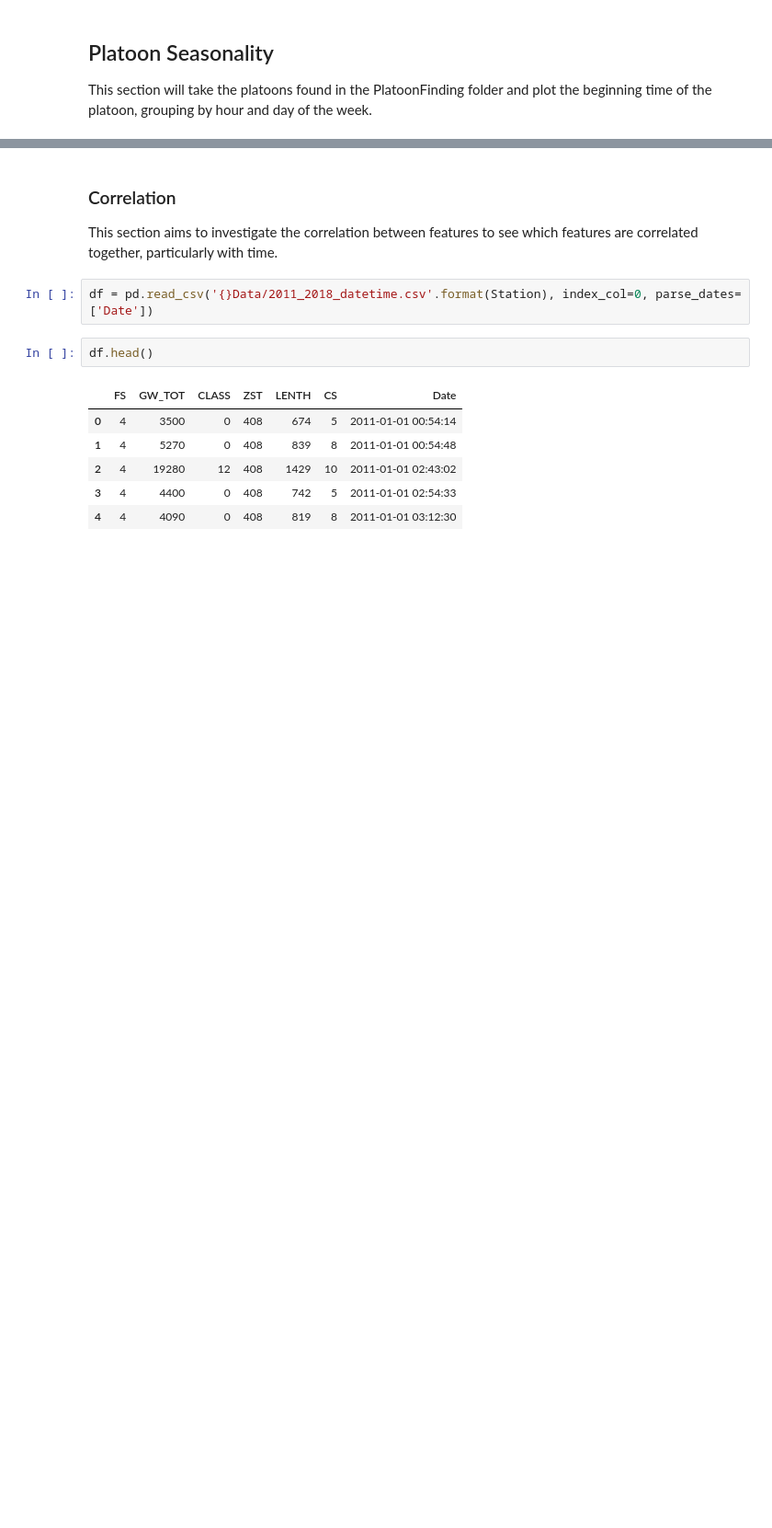
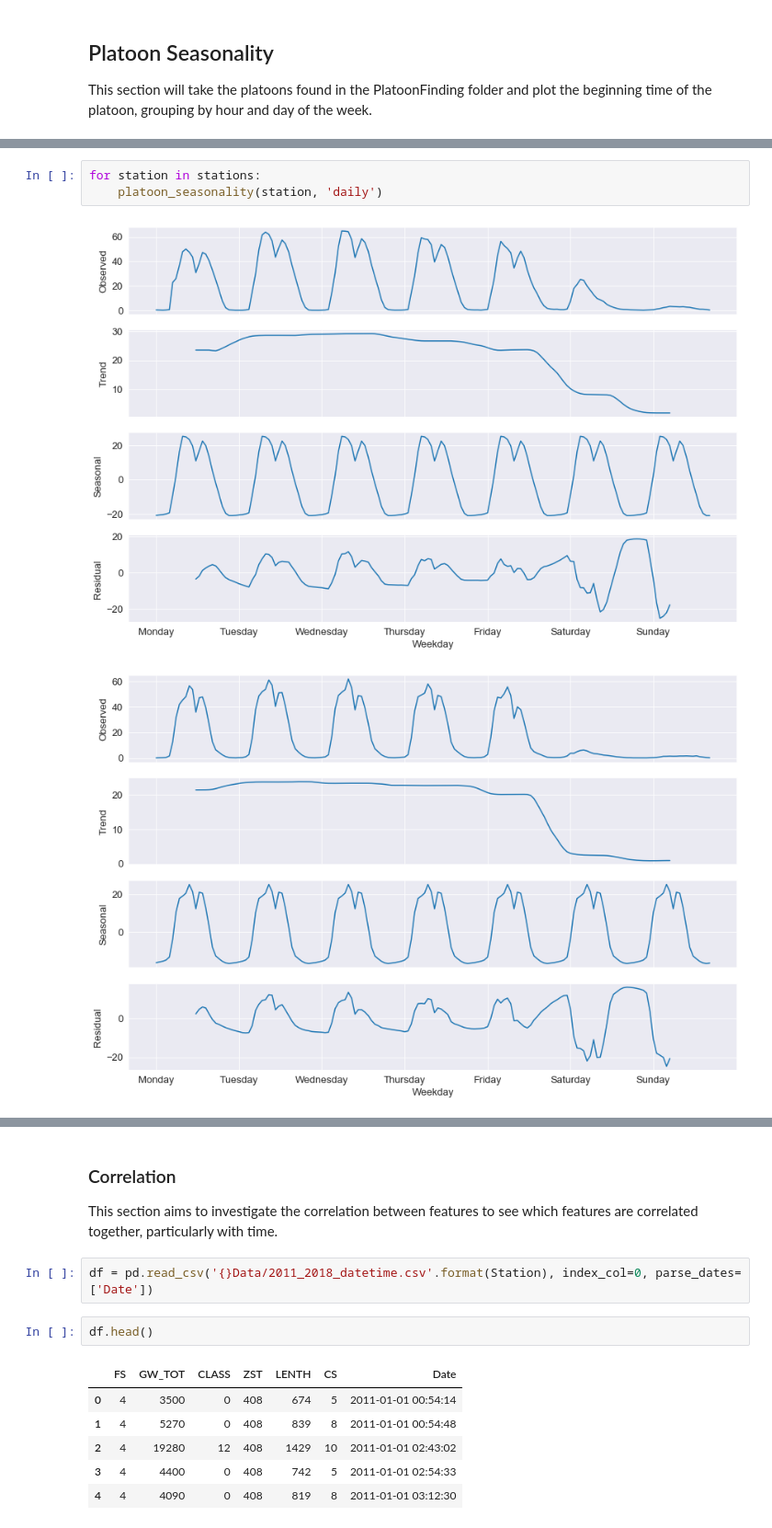
Before and after one commit to isdabelle/DigitalTwinBridges, a Jupyter notebook: Seasonality.ipynb, the cells around one changed output, grey strips where cells are left out. Shown at 92% size. Drawn from its saved outputs; the diff is of its cells as text; blank space fills up the shorter version.

```diff
--- a/Seasonality.ipynb
+++ b/Seasonality.ipynb
@@ -418,0 +298,6 @@ for station in stations:
+# %%
+for station in stations:
+    platoon_seasonality(station, 'daily')
+# %% [output]
+[figure, added]
+[figure, added]
```
Also changed, not shown: parts of 39 cells of this notebook, 2 other files.
